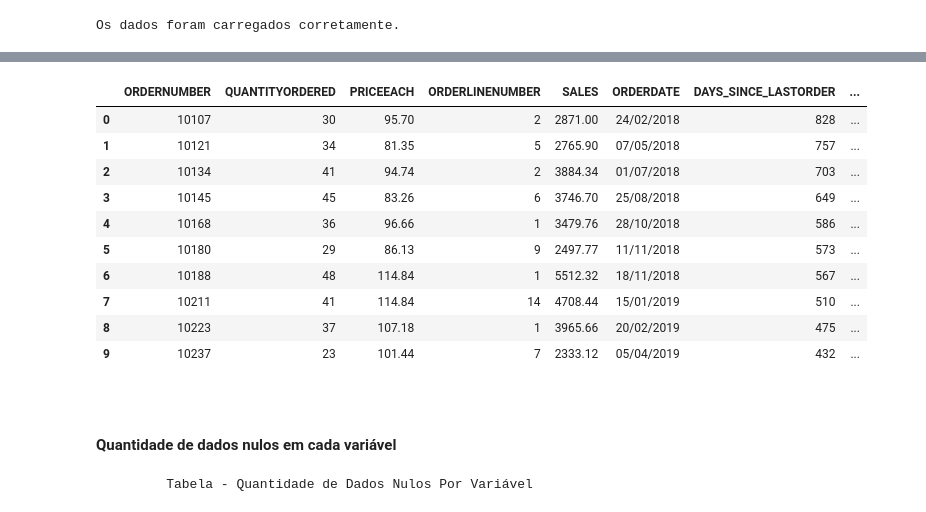
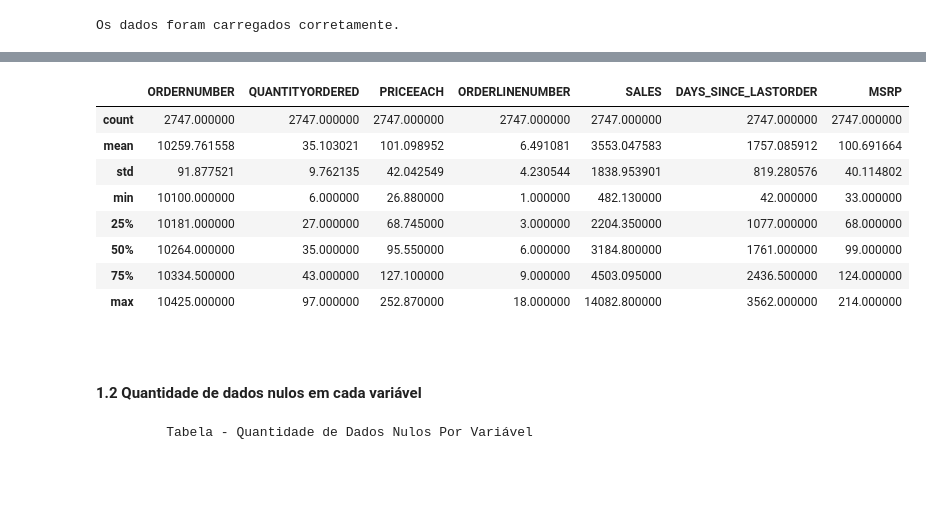
Before and after one commit to Michelyserras/Analise-vendas-automotivas, a Jupyter notebook: notebook/AnaliseAutomotiva.ipynb, the cells around one changed output, grey strips where cells are left out. Cells and saved outputs as stored; diff of their text form; code cells hidden in the pictures; blank space fills up the shorter version.

```diff
--- a/notebook/AnaliseAutomotiva.ipynb
+++ b/notebook/AnaliseAutomotiva.ipynb
@@ -90,21 +84,19 @@ dtype: object
-# %%
-df.head(10)
-# %% [output]
-|  | ORDERNUMBER | QUANTITYORDERED | PRICEEACH | ORDERLINENUMBER | SALES | ORDERDATE | DAYS_SINCE_LASTORDER | ... |
-| 0 | 10107 | 30 | 95.70 | 2 | 2871.00 | 24/02/2018 | 828 | ... |
-| 1 | 10121 | 34 | 81.35 | 5 | 2765.90 | 07/05/2018 | 757 | ... |
-| 2 | 10134 | 41 | 94.74 | 2 | 3884.34 | 01/07/2018 | 703 | ... |
-| 3 | 10145 | 45 | 83.26 | 6 | 3746.70 | 25/08/2018 | 649 | ... |
-| 4 | 10168 | 36 | 96.66 | 1 | 3479.76 | 28/10/2018 | 586 | ... |
-| 5 | 10180 | 29 | 86.13 | 9 | 2497.77 | 11/11/2018 | 573 | ... |
-| 6 | 10188 | 48 | 114.84 | 1 | 5512.32 | 18/11/2018 | 567 | ... |
-| 7 | 10211 | 41 | 114.84 | 14 | 4708.44 | 15/01/2019 | 510 | ... |
-| 8 | 10223 | 37 | 107.18 | 1 | 3965.66 | 20/02/2019 | 475 | ... |
-| 9 | 10237 | 23 | 101.44 | 7 | 2333.12 | 05/04/2019 | 432 | ... |
+# %%
+df.describe()
+# %% [output]
+|  | ORDERNUMBER | QUANTITYORDERED | PRICEEACH | ORDERLINENUMBER | SALES | DAYS_SINCE_LASTORDER | MSRP |
+| count | 2747.000000 | 2747.000000 | 2747.000000 | 2747.000000 | 2747.000000 | 2747.000000 | 2747.000000 |
+| mean | 10259.761558 | 35.103021 | 101.098952 | 6.491081 | 3553.047583 | 1757.085912 | 100.691664 |
+| std | 91.877521 | 9.762135 | 42.042549 | 4.230544 | 1838.953901 | 819.280576 | 40.114802 |
+| min | 10100.000000 | 6.000000 | 26.880000 | 1.000000 | 482.130000 | 42.000000 | 33.000000 |
+| 25% | 10181.000000 | 27.000000 | 68.745000 | 3.000000 | 2204.350000 | 1077.000000 | 68.000000 |
+| 50% | 10264.000000 | 35.000000 | 95.550000 | 6.000000 | 3184.800000 | 1761.000000 | 99.000000 |
+| 75% | 10334.500000 | 43.000000 | 127.100000 | 9.000000 | 4503.095000 | 2436.500000 | 124.000000 |
+| max | 10425.000000 | 97.000000 | 252.870000 | 18.000000 | 14082.800000 | 3562.000000 | 214.000000 |
 # %% [markdown]
 <br>
 
-#### **Quantidade de dados nulos em cada variável**
+#### **1.2 Quantidade de dados nulos em cada variável**
 # %%
 variaveisNulas = df.isnull().sum()
 porcentagem  = (variaveisNulas / df.shape[0]) * 100
```
Also changed, not shown: parts of 19 cells of this notebook.
